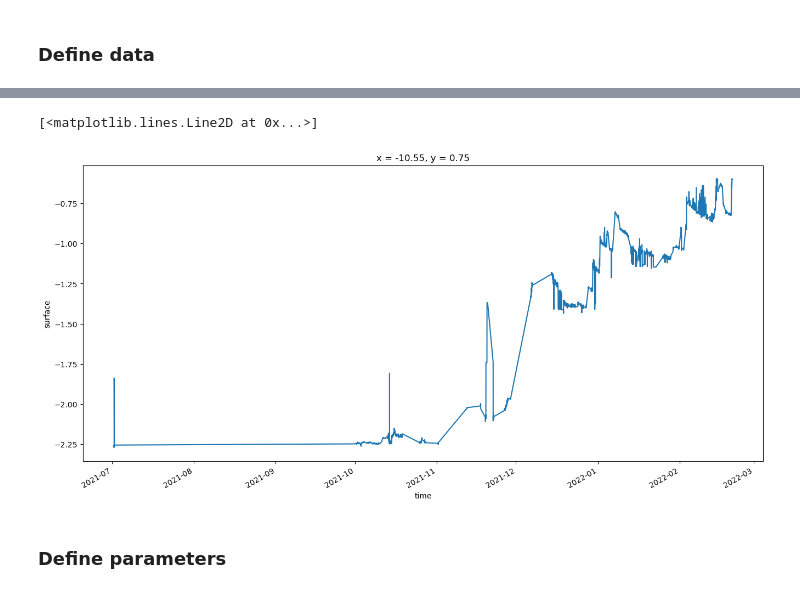
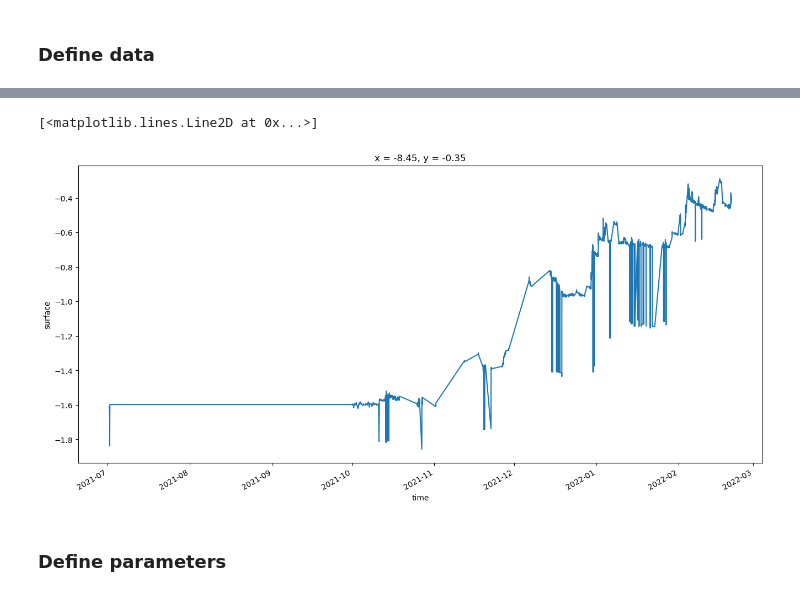
Before and after one commit to Mathilde-Bnt/MB_little_awk, a Jupyter notebook: falls_detection_and_snow_model/02-combining_snowfall_detection_and_compaction.ipynb, the cells around one changed output, grey strips where cells are left out. Drawn from its saved outputs; the diff is of its cells as text; code cells hidden in the pictures.

```diff
--- a/falls_detection_and_snow_model/02-combining_snowfall_detection_and_compaction.ipynb
+++ b/falls_detection_and_snow_model/02-combining_snowfall_detection_and_compaction.ipynb
@@ -67,8 +54,11 @@ Attributes:
 # %%
-all_data_set_pit_1.isel(x=10, y=10)['surface'].plot(figsize=(16,7))
+import xarray as xr
+all_data_set_pit_2 = xr.open_dataset('data_2021-2022_pit_2.nc')
+
+all_data_set_pit_2.isel(x=10, y=10)['surface'].plot(figsize=(16,7))
 # %% [output]
 [<matplotlib.lines.Line2D at 0x...>]
-[figure, old version]
+[figure, new version]
 # %% [markdown]
 ### Define parameters </a><a name='params'>
 # %%
```
Also changed, not shown: parts of 3 cells of this notebook, 6 other files.
